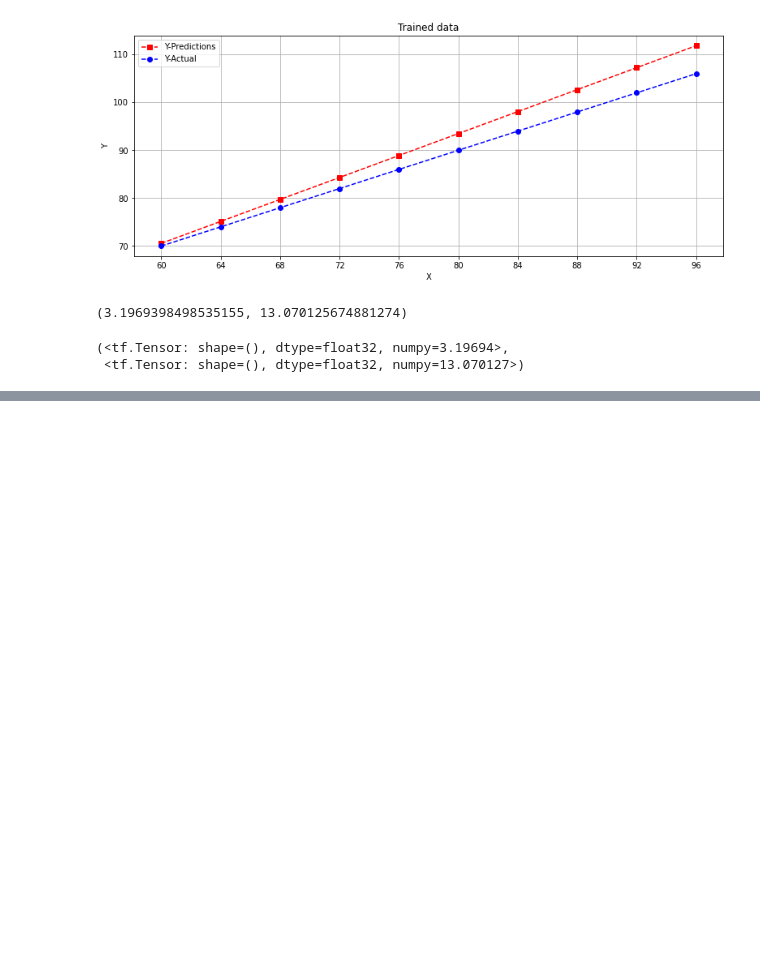
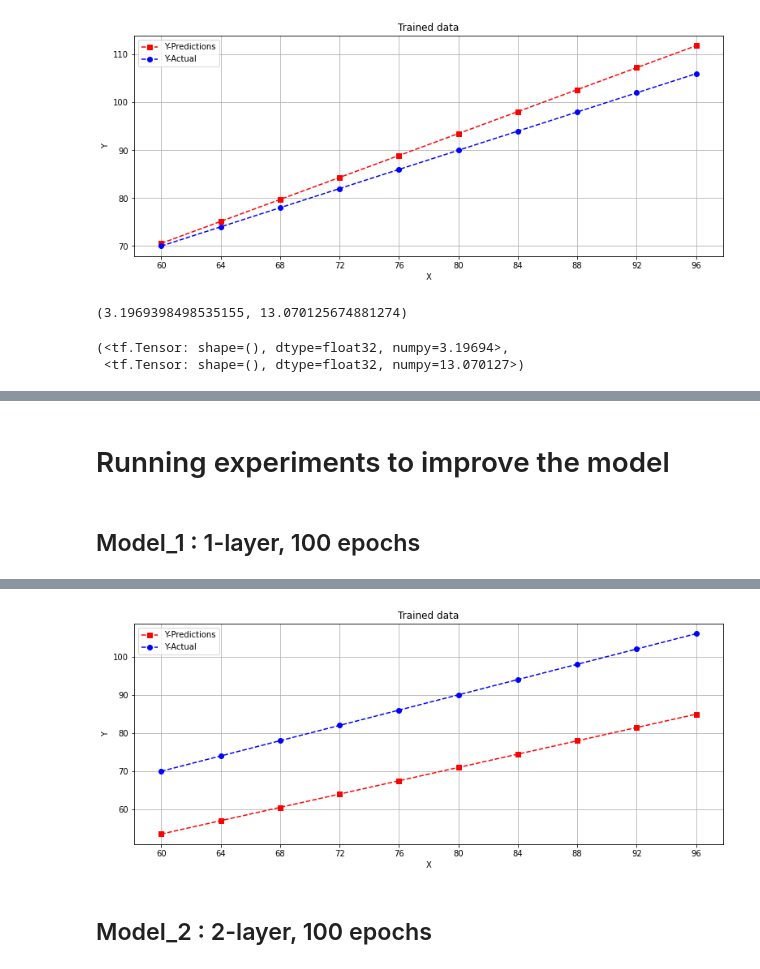
Before and after one commit to kavinda-ravishan/TensorFlow_Developer_Certificate_in_2021_Zero_to_Mastery, a Jupyter notebook: 3. Neural network regression with TensorFlow/12. Evaluating a TensorFlow model part 4 (visualising a model's layers)/app.ipynb, the cells around one changed output, grey strips where cells are left out. Saved outputs shown, nothing was run; the diff lists cells and outputs as text; code cells hidden in the pictures; blank space fills up the shorter version.

Commit message:
Running experiments to improve the model

```diff
--- a/3. Neural network regression with TensorFlow/12. Evaluating a TensorFlow model part 4 (visualising a model's layers)/app.ipynb
+++ b/3. Neural network regression with TensorFlow/12. Evaluating a TensorFlow model part 4 (visualising a model's layers)/app.ipynb
@@ -151 +151,25 @@ model.evaluate(X_test, y_test)
 [3.1969382762908936, 3.1969382762908936]
+# %% [markdown]
+# Running experiments to improve the model
+# %% [markdown]
+## Model_1 : 1-layer, 100 epochs
+# %%
+tf.random.set_seed(42)
+
+model_1 = tf.keras.Sequential([
+    tf.keras.layers.InputLayer(1),
+    tf.keras.layers.Dense(1)
+], name='model_1')
+
+model_1.compile(
+    loss=tf.keras.losses.mae,
+    optimizer=tf.keras.optimizers.SGD(),
+    metrics=['mse']
+)
+
+model_1.fit(X_train, y_train, epochs=100,verbose=0)
+
+mae1, mse1 = model_1.evaluate(X_test, y_test)
+print(mae1, mse1)
+plot_Predictions(X_test, y_test, model_1.predict(X_test))
+# %% [output]
@@ -151,0 +178,3 @@ model.evaluate(X_test, y_test)
+[figure, added]
+# %% [markdown]
+## Model_2 : 2-layer, 100 epochs
```
Also changed, not shown: parts of 6 cells of this notebook.
